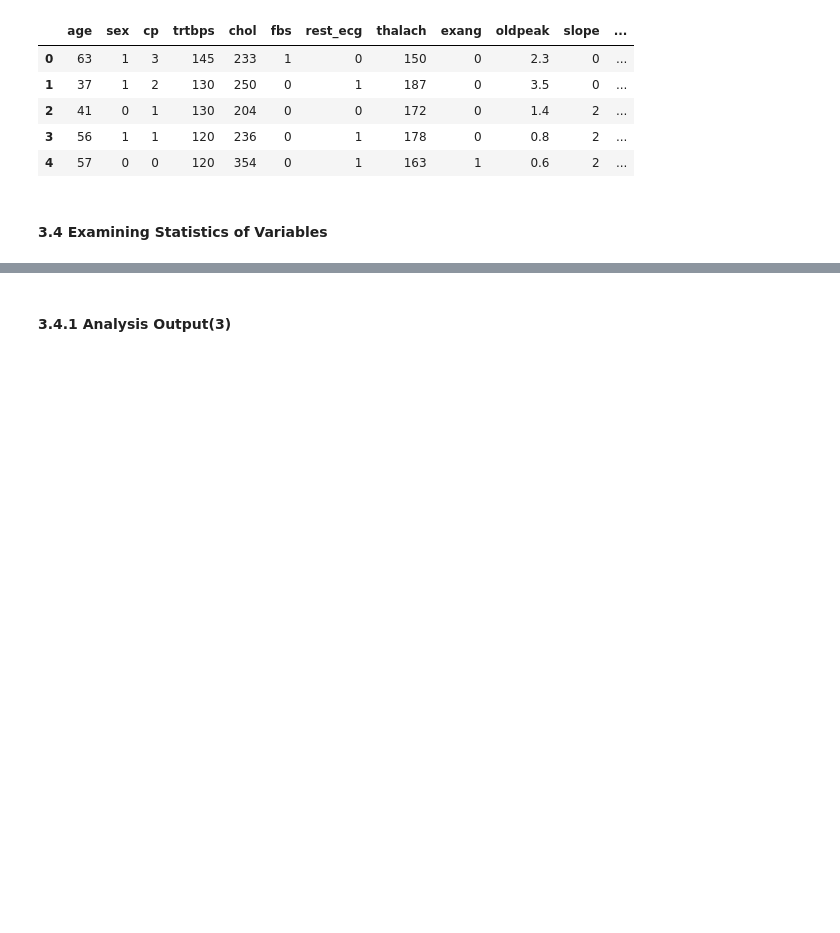
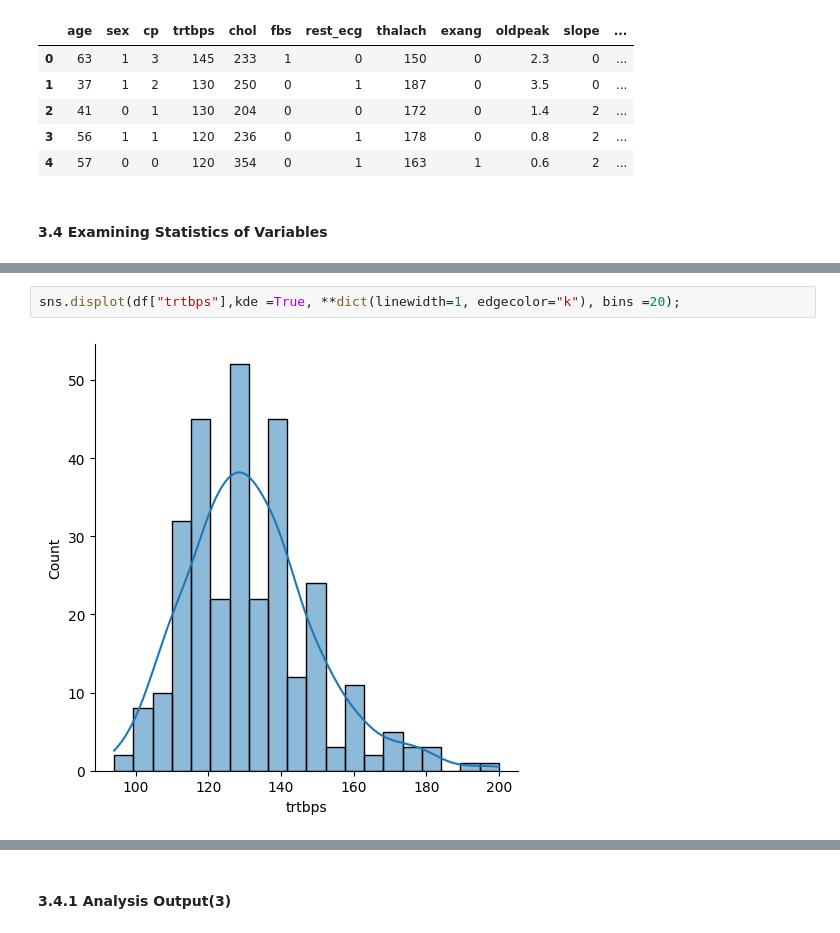
Before and after one commit to Benishkhaled/Benishkhaled, a Jupyter notebook: hearth-attack-analysis-and-prediction-update.ipynb, the cells around one changed output, grey strips where cells are left out. Drawn from its saved outputs; the diff is of its cells as text; blank space fills up the shorter version.

```diff
--- a/hearth-attack-analysis-and-prediction-update.ipynb
+++ b/hearth-attack-analysis-and-prediction-update.ipynb
@@ -344,0 +367,4 @@ df.head()
+# %%
+sns.displot(df["trtbps"],kde =True, **dict(linewidth=1, edgecolor="k"), bins =20);
+# %% [output]
+[figure, added]
```
Also changed, not shown: parts of 7 cells of this notebook.
